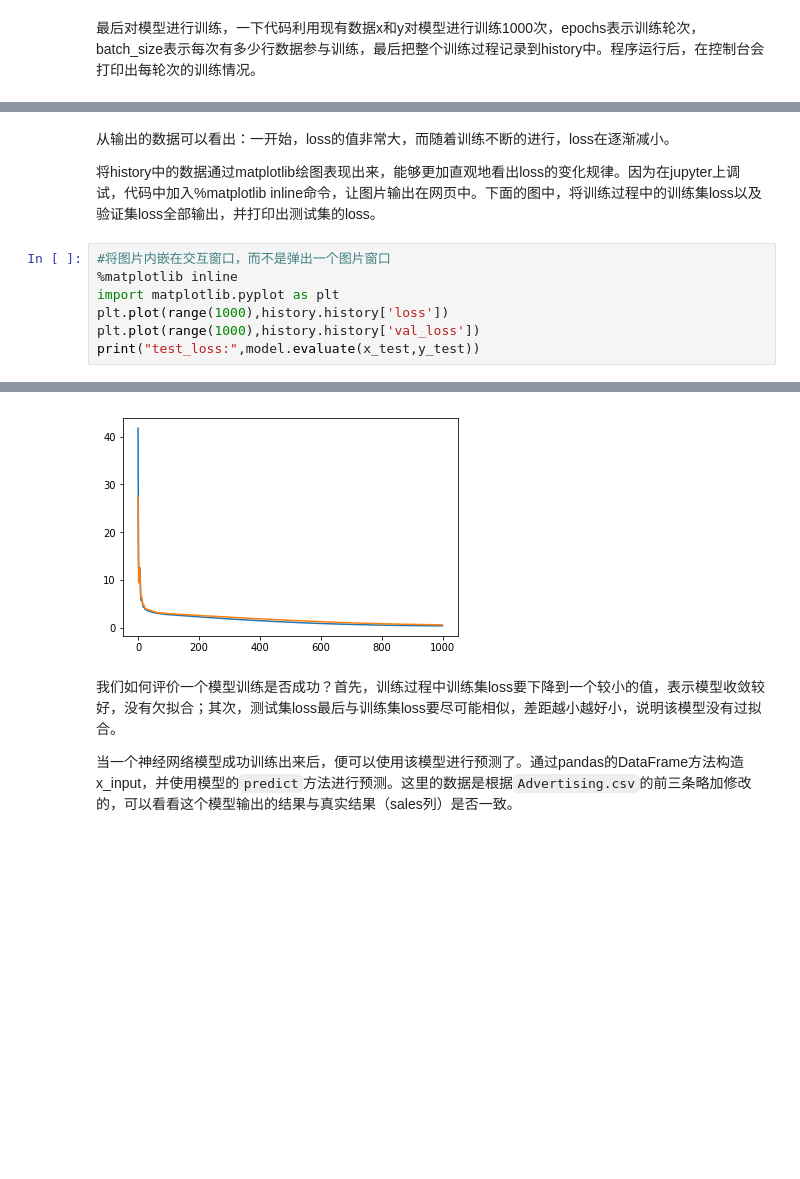
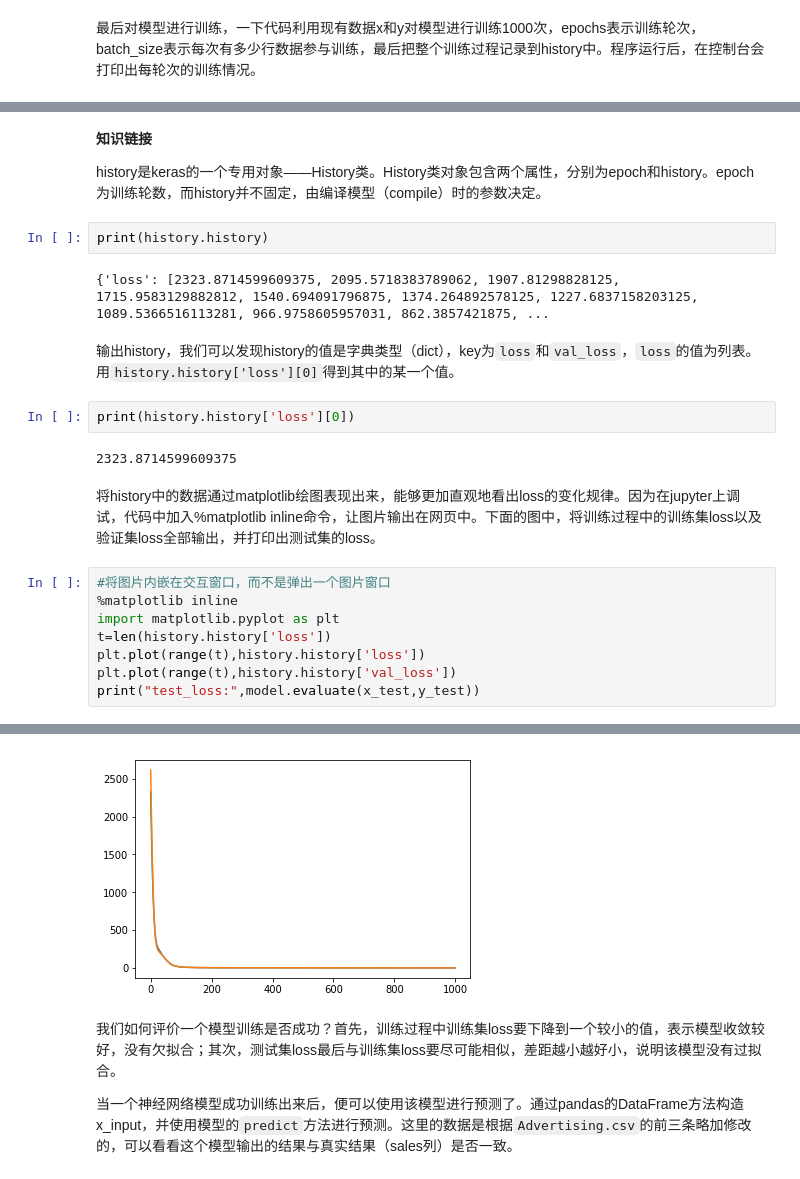
Before and after one commit to vvlink/vvBoard-docs, a Jupyter notebook: 课程汇集/虚谷号内置课程目录/5.机器学习/1-广告预测-Advertising.ipynb, the cells around one changed output, grey strips where cells are left out. Cells and saved outputs as stored; diff of their text form; blank space fills up the shorter version.

```diff
--- a/课程汇集/虚谷号内置课程目录/5.机器学习/1-广告预测-Advertising.ipynb
+++ b/课程汇集/虚谷号内置课程目录/5.机器学习/1-广告预测-Advertising.ipynb
@@ -132,12 +151,25 @@ Epoch 1000/1000
+# %% [markdown]
+**知识链接**
+
+history是keras的一个专用对象——History类。History类对象包含两个属性，分别为epoch和history。epoch为训练轮数，而history并不固定，由编译模型（compile）时的参数决定。
+# %%
+print(history.history)
+# %% [output]
+{'loss': [2323.8714599609375, 2095.5718383789062, 1907.81298828125, 1715.9583129882812, 1540.694091796875, 1374.264892578125, 1227.6837158203125, 1089.5366516113281, 966.9758605957031, 862.3857421875, ...
+# %% [markdown]
+输出history，我们可以发现history的值是字典类型（dict），key为`loss`和`val_loss`，`loss`的值为列表。用`history.history['loss'][0]`得到其中的某一个值。
+# %%
+print(history.history['loss'][0])
+# %% [output]
+2323.8714599609375
 # %% [markdown]
-从输出的数据可以看出：一开始，loss的值非常大，而随着训练不断的进行，loss在逐渐减小。
-
 将history中的数据通过matplotlib绘图表现出来，能够更加直观地看出loss的变化规律。因为在jupyter上调试，代码中加入%matplotlib inline命令，让图片输出在网页中。下面的图中，将训练过程中的训练集loss以及验证集loss全部输出，并打印出测试集的loss。
 # %%
 #将图片内嵌在交互窗口，而不是弹出一个图片窗口
 %matplotlib inline
 import matplotlib.pyplot as plt
-plt.plot(range(1000),history.history['loss'])
-plt.plot(range(1000),history.history['val_loss'])
+t=len(history.history['loss'])
+plt.plot(range(t),history.history['loss'])
+plt.plot(range(t),history.history['val_loss'])
 print("test_loss:",model.evaluate(x_test,y_test))
 # %% [output]
@@ -146,4 +178,4 @@ test_loss: 0.423468679189682
-[figure, old version]
+[figure, new version]
 # %% [markdown]
 我们如何评价一个模型训练是否成功？首先，训练过程中训练集loss要下降到一个较小的值，表示模型收敛较好，没有欠拟合；其次，测试集loss最后与训练集loss要尽可能相似，差距越小越好小，说明该模型没有过拟合。
 
```
Also changed, not shown: parts of 4 cells of this notebook, 9 other files.
